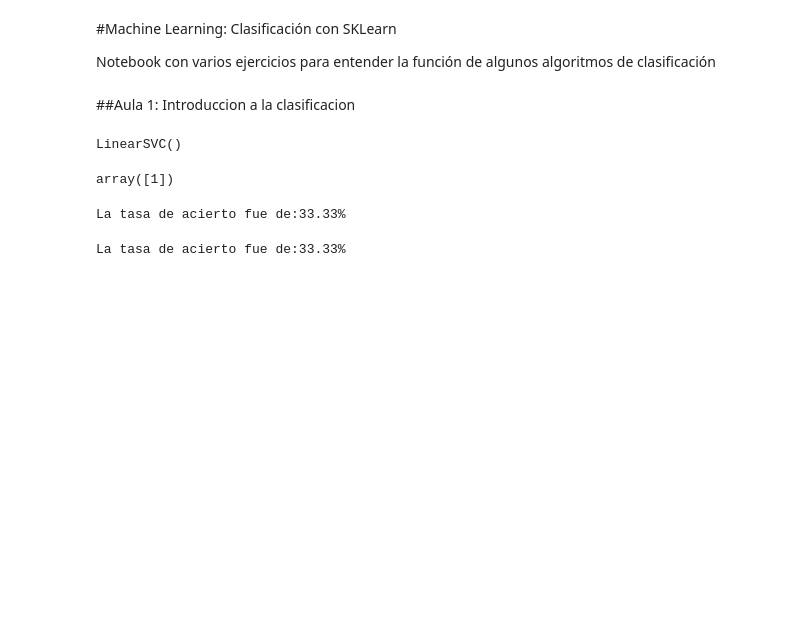
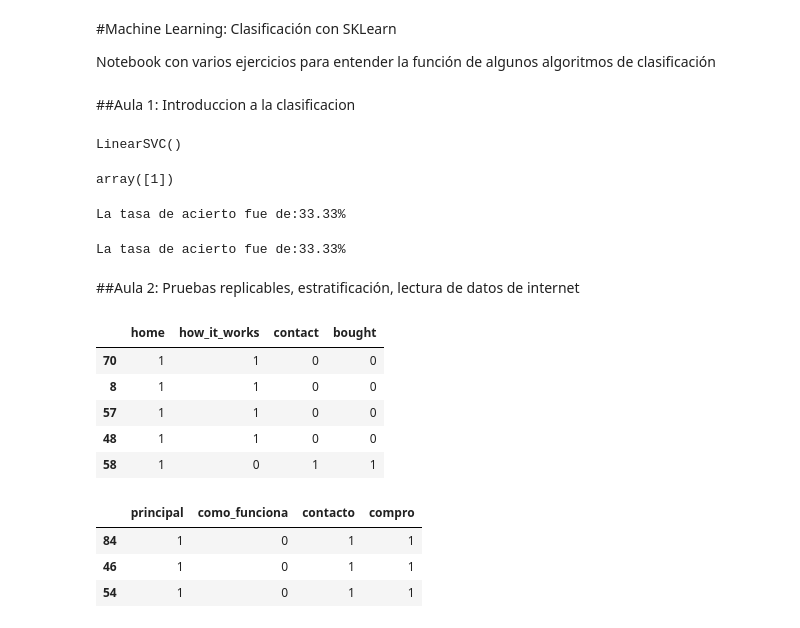
Before and after one commit to AdrianCPC/Bases_clasificacion_ML, a Jupyter notebook: ML_Clasificacion_SKLearn.ipynb, the cells around one changed output. Cells and saved outputs as stored; diff of their text form; code cells hidden in the pictures; blank space fills up the shorter version.

```diff
--- a/ML_Clasificacion_SKLearn.ipynb
+++ b/ML_Clasificacion_SKLearn.ipynb
@@ -62,3 +62,5 @@ tasa_de_acierto=accuracy_score(y_test,previsiones)
 print(f'La tasa de acierto fue de:{round(tasa_de_acierto*100,2)}%')
 # %% [output]
 La tasa de acierto fue de:33.33%
+# %% [markdown]
+##Aula 2: Pruebas replicables, estratificación, lectura de datos de internet
@@ -64,0 +69,26 @@ La tasa de acierto fue de:33.33%
+# %%
+uri = 'https://gist.githubusercontent.com/ahcamachod/38673f75b54ec62ffc290eff8e7c716e/raw/6eaa07e199d9f668bf94a034cb84dac58c82fa4f/tracking.csv'
+datos =pd.read_csv(uri)
+datos.sample(5)
+# %% [output]
+|  | home | how_it_works | contact | bought |
+| 70 | 1 | 1 | 0 | 0 |
+| 8 | 1 | 1 | 0 | 0 |
+| 57 | 1 | 1 | 0 | 0 |
+| 48 | 1 | 1 | 0 | 0 |
+| 58 | 1 | 0 | 1 | 1 |
+# %%
+mapa = {
+    "home": "principal",
+    "how_it_works":"como_funciona",
+    "contact":"contacto",
+    "bought": "compro"
+}
+
+datos = datos.rename(columns=mapa)
+datos.sample(3)
+# %% [output]
+|  | principal | como_funciona | contacto | compro |
+| 84 | 1 | 0 | 1 | 1 |
+| 46 | 1 | 0 | 1 | 1 |
+| 54 | 1 | 0 | 1 | 1 |
```
Also changed, not shown: parts of 19 cells of this notebook.
